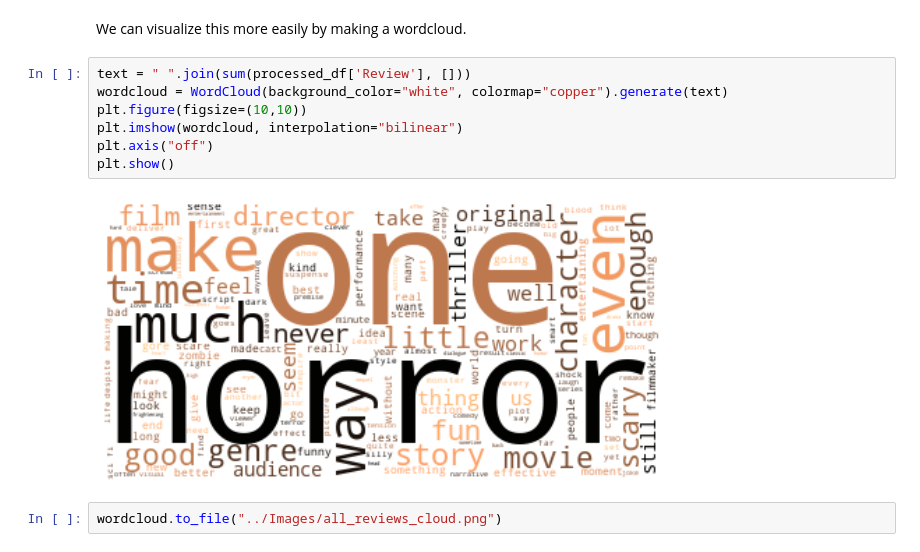
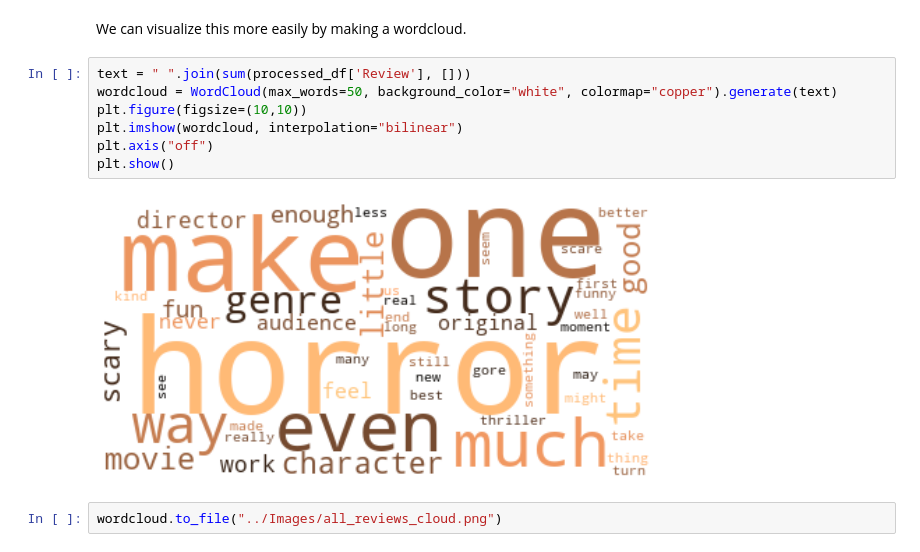
Before and after one commit to carlosiruiz/Movie_Review_Classifier, a Jupyter notebook: Notebooks_and_Code/Cleaning_and_EDA.ipynb, the cells around one changed output. Saved outputs shown, nothing was run; the diff lists cells and outputs as text.

```diff
--- a/Notebooks_and_Code/Cleaning_and_EDA.ipynb
+++ b/Notebooks_and_Code/Cleaning_and_EDA.ipynb
@@ -172,13 +187,13 @@ len(freqdist)
 We can visualize this more easily by making a wordcloud.
 # %%
 text = " ".join(sum(processed_df['Review'], []))
-wordcloud = WordCloud(background_color="white", colormap="copper").generate(text)
+wordcloud = WordCloud(max_words=50, background_color="white", colormap="copper").generate(text)
 plt.figure(figsize=(10,10))
 plt.imshow(wordcloud, interpolation="bilinear")
 plt.axis("off")
 plt.show()
 # %% [output]
-[figure, old version]
+[figure, new version]
 # %%
 wordcloud.to_file("../Images/all_reviews_cloud.png")
 # %% [output]
```
Also changed, not shown: parts of 11 cells of this notebook, 5 other files.
